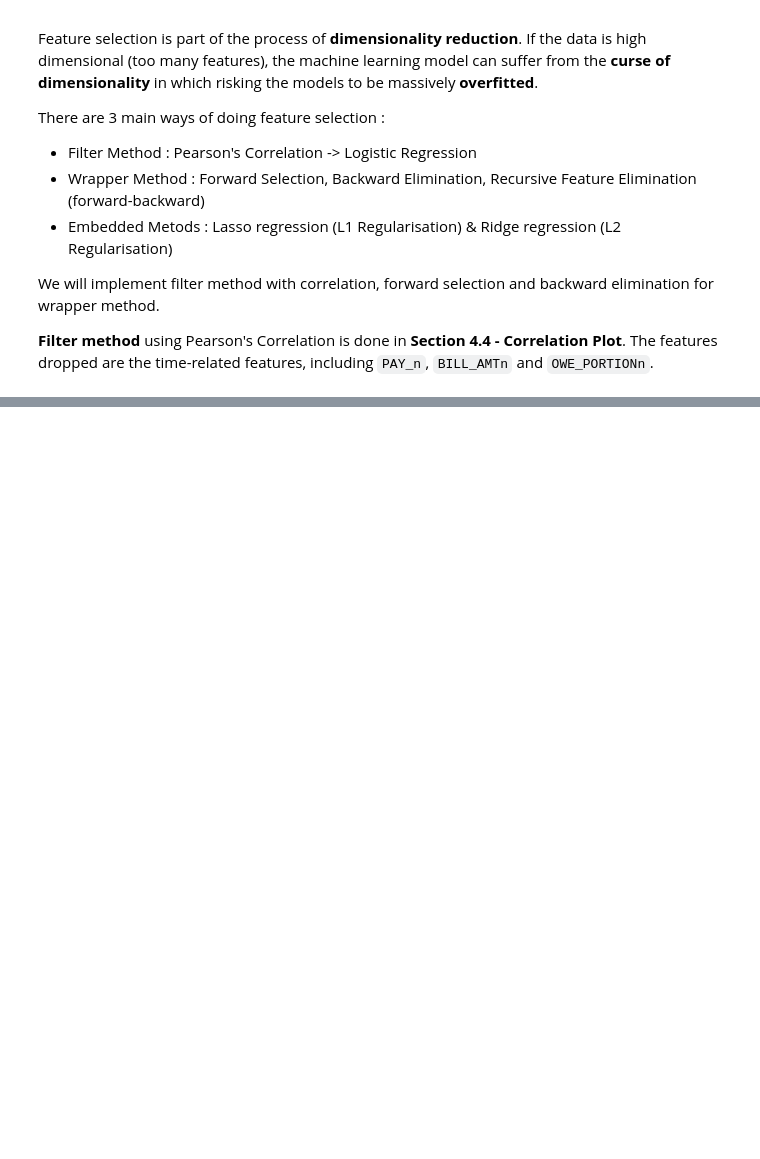
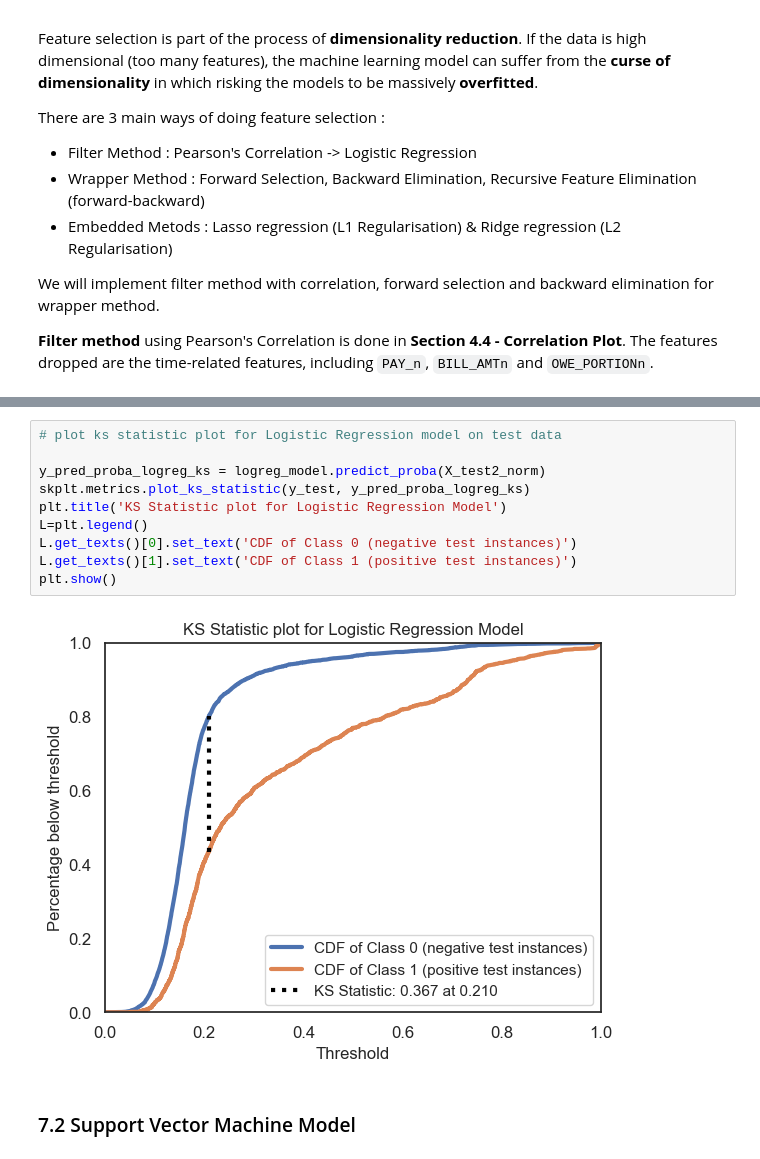
Before and after one commit to lihuicham/default-credit-card-clients-prediction, a Jupyter notebook: ProjectCode-Python.ipynb, the cells around one changed output, grey strips where cells are left out. Cells and saved outputs as stored; diff of their text form; blank space fills up the shorter version.

Commit message:
add ks statistics plot

```diff
--- a/ProjectCode-Python.ipynb
+++ b/ProjectCode-Python.ipynb
@@ -1232,0 +992,14 @@ KNN                  0.777200   0.493939  0.294756  0.369196  0.675402
+# %%
+# plot ks statistic plot for Logistic Regression model on test data
+
+y_pred_proba_logreg_ks = logreg_model.predict_proba(X_test2_norm)
+skplt.metrics.plot_ks_statistic(y_test, y_pred_proba_logreg_ks)
+plt.title('KS Statistic plot for Logistic Regression Model')
+L=plt.legend()
+L.get_texts()[0].set_text('CDF of Class 0 (negative test instances)')
+L.get_texts()[1].set_text('CDF of Class 1 (positive test instances)')
+plt.show()
+# %% [output]
+[figure, added]
+# %% [markdown]
+### 7.2 Support Vector Machine Model
```
Also changed, not shown: parts of 113 cells of this notebook.
